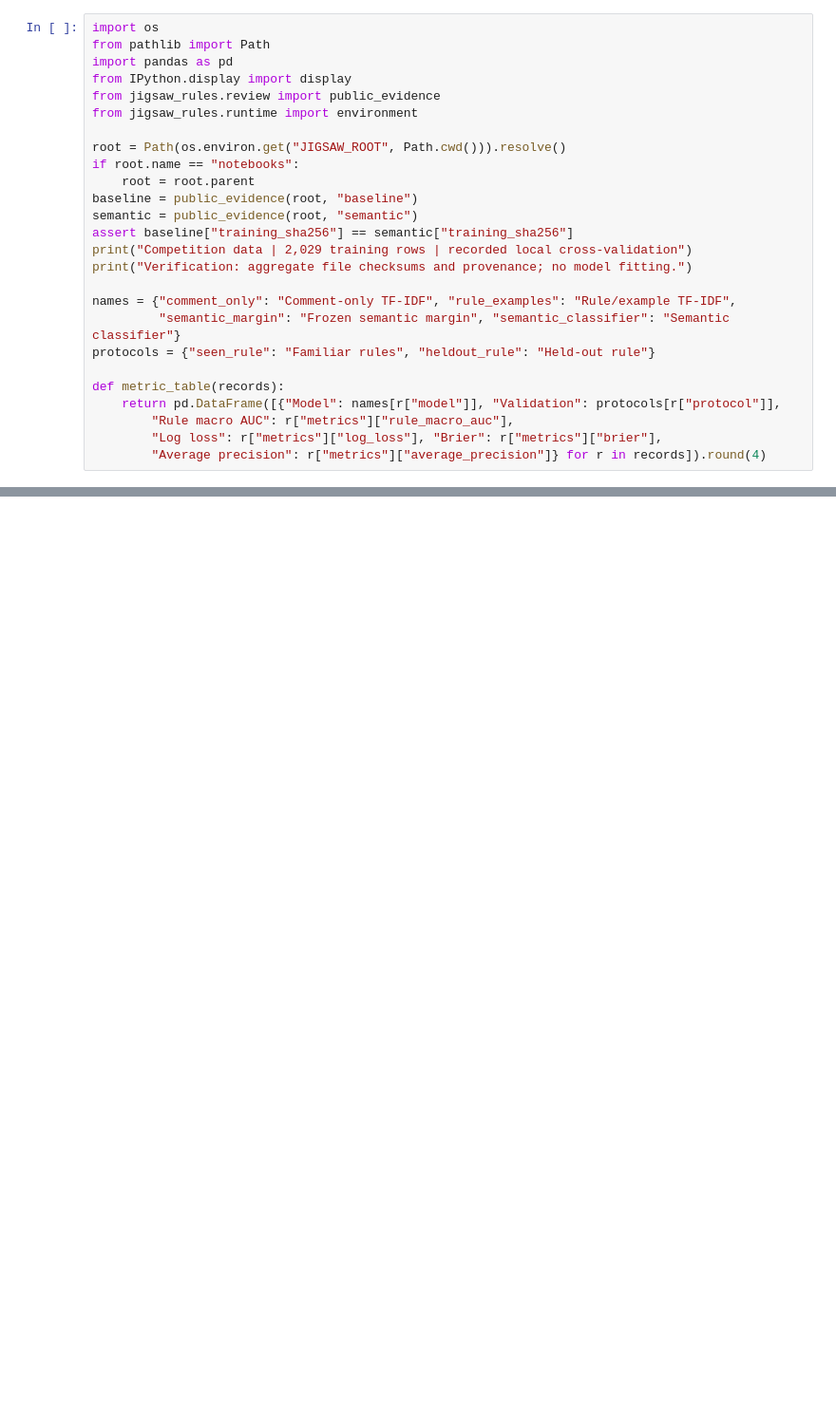
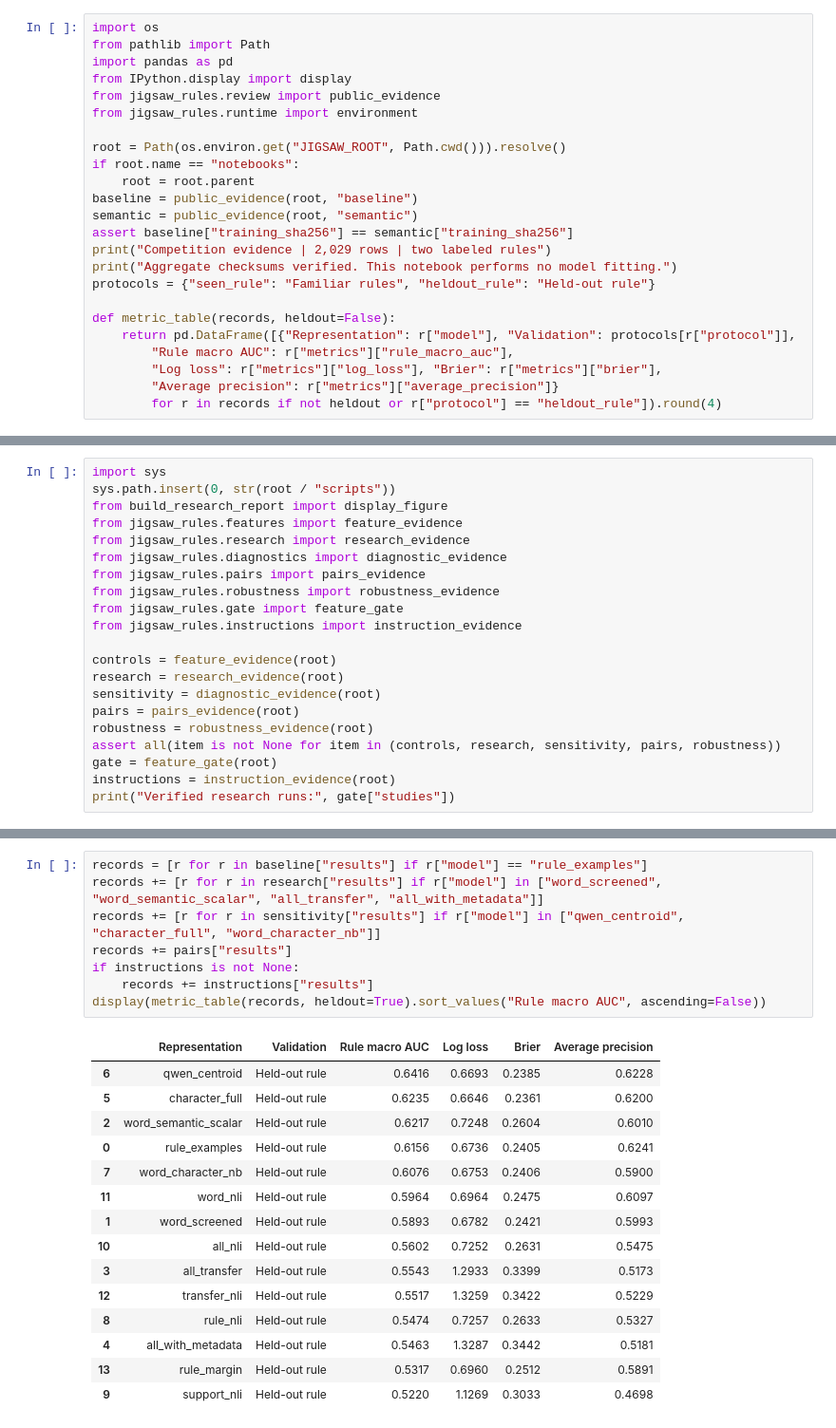
Before and after one commit to alvaromendizabal/jigsaw-rule-classifier, a Jupyter notebook: notebooks/03_saved_results.ipynb, the cells around one changed output, grey strips where cells are left out. Shown at 95% size. Drawn from its saved outputs; the diff is of its cells as text; blank space fills up the shorter version.

```diff
--- a/notebooks/03_saved_results.ipynb
+++ b/notebooks/03_saved_results.ipynb
@@ -20,16 +16,14 @@ if root.name == "notebooks":
 baseline = public_evidence(root, "baseline")
 semantic = public_evidence(root, "semantic")
 assert baseline["training_sha256"] == semantic["training_sha256"]
-print("Competition data | 2,029 training rows | recorded local cross-validation")
-print("Verification: aggregate file checksums and provenance; no model fitting.")
-
-names = {"comment_only": "Comment-only TF-IDF", "rule_examples": "Rule/example TF-IDF",
-         "semantic_margin": "Frozen semantic margin", "semantic_classifier": "Semantic classifier"}
+print("Competition evidence | 2,029 rows | two labeled rules")
+print("Aggregate checksums verified. This notebook performs no model fitting.")
 protocols = {"seen_rule": "Familiar rules", "heldout_rule": "Held-out rule"}
 
-def metric_table(records):
-    return pd.DataFrame([{"Model": names[r["model"]], "Validation": protocols[r["protocol"]],
+def metric_table(records, heldout=False):
+    return pd.DataFrame([{"Representation": r["model"], "Validation": protocols[r["protocol"]],
         "Rule macro AUC": r["metrics"]["rule_macro_auc"],
         "Log loss": r["metrics"]["log_loss"], "Brier": r["metrics"]["brier"],
-        "Average precision": r["metrics"]["average_precision"]} for r in records]).round(4)
+        "Average precision": r["metrics"]["average_precision"]}
+        for r in records if not heldout or r["protocol"] == "heldout_rule"]).round(4)
 # %% [output]
@@ -76,0 +32,21 @@ Continue to [04 · Semantic benchmark](04_semantic_benchmark.ipynb) for per-rule
+# %%
+import sys
+sys.path.insert(0, str(root / "scripts"))
+from build_research_report import display_figure
+from jigsaw_rules.features import feature_evidence
+from jigsaw_rules.research import research_evidence
+from jigsaw_rules.diagnostics import diagnostic_evidence
+from jigsaw_rules.pairs import pairs_evidence
+from jigsaw_rules.robustness import robustness_evidence
+from jigsaw_rules.gate import feature_gate
+from jigsaw_rules.instructions import instruction_evidence
+
+controls = feature_evidence(root)
+research = research_evidence(root)
+sensitivity = diagnostic_evidence(root)
+pairs = pairs_evidence(root)
+robustness = robustness_evidence(root)
+assert all(item is not None for item in (controls, research, sensitivity, pairs, robustness))
+gate = feature_gate(root)
+instructions = instruction_evidence(root)
+print("Verified research runs:", gate["studies"])
@@ -76,0 +58,24 @@ Continue to [04 · Semantic benchmark](04_semantic_benchmark.ipynb) for per-rule
+# %%
+records = [r for r in baseline["results"] if r["model"] == "rule_examples"]
+records += [r for r in research["results"] if r["model"] in ["word_screened", "word_semantic_scalar", "all_transfer", "all_with_metadata"]]
+records += [r for r in sensitivity["results"] if r["model"] in ["qwen_centroid", "character_full", "word_character_nb"]]
+records += pairs["results"]
+if instructions is not None:
+    records += instructions["results"]
+display(metric_table(records, heldout=True).sort_values("Rule macro AUC", ascending=False))
+# %% [output]
+|  | Representation | Validation | Rule macro AUC | Log loss | Brier | Average precision |
+| 6 | qwen_centroid | Held-out rule | 0.6416 | 0.6693 | 0.2385 | 0.6228 |
+| 5 | character_full | Held-out rule | 0.6235 | 0.6646 | 0.2361 | 0.6200 |
+| 2 | word_semantic_scalar | Held-out rule | 0.6217 | 0.7248 | 0.2604 | 0.6010 |
+| 0 | rule_examples | Held-out rule | 0.6156 | 0.6736 | 0.2405 | 0.6241 |
+| 7 | word_character_nb | Held-out rule | 0.6076 | 0.6753 | 0.2406 | 0.5900 |
+| 11 | word_nli | Held-out rule | 0.5964 | 0.6964 | 0.2475 | 0.6097 |
+| 1 | word_screened | Held-out rule | 0.5893 | 0.6782 | 0.2421 | 0.5993 |
+| 10 | all_nli | Held-out rule | 0.5602 | 0.7252 | 0.2631 | 0.5475 |
+| 3 | all_transfer | Held-out rule | 0.5543 | 1.2933 | 0.3399 | 0.5173 |
+| 12 | transfer_nli | Held-out rule | 0.5517 | 1.3259 | 0.3422 | 0.5229 |
+| 8 | rule_nli | Held-out rule | 0.5474 | 0.7257 | 0.2633 | 0.5327 |
+| 4 | all_with_metadata | Held-out rule | 0.5463 | 1.3287 | 0.3442 | 0.5181 |
+| 13 | rule_margin | Held-out rule | 0.5317 | 0.6960 | 0.2512 | 0.5891 |
+| 9 | support_nli | Held-out rule | 0.5220 | 1.1269 | 0.3033 | 0.4698 |
```
Also changed, not shown: parts of 15 cells of this notebook, 48 other files.
